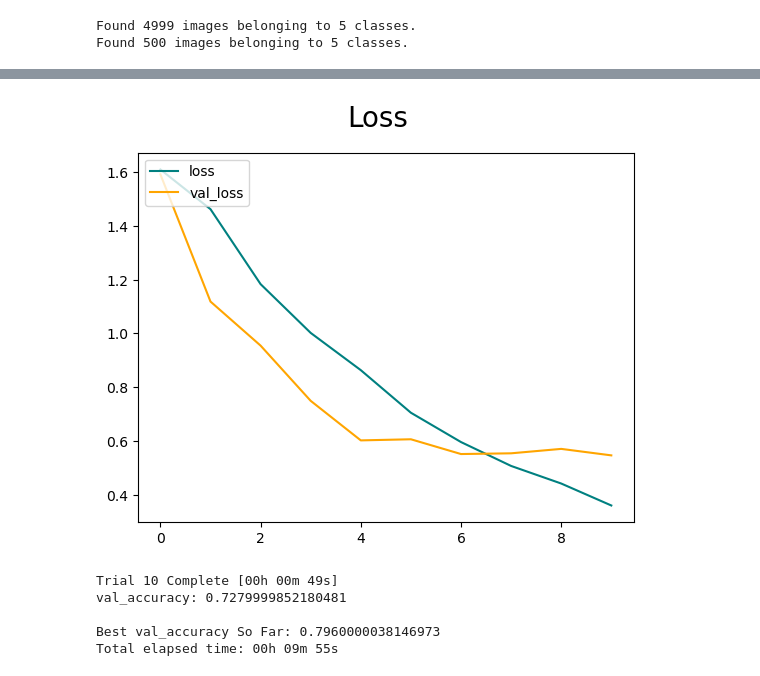
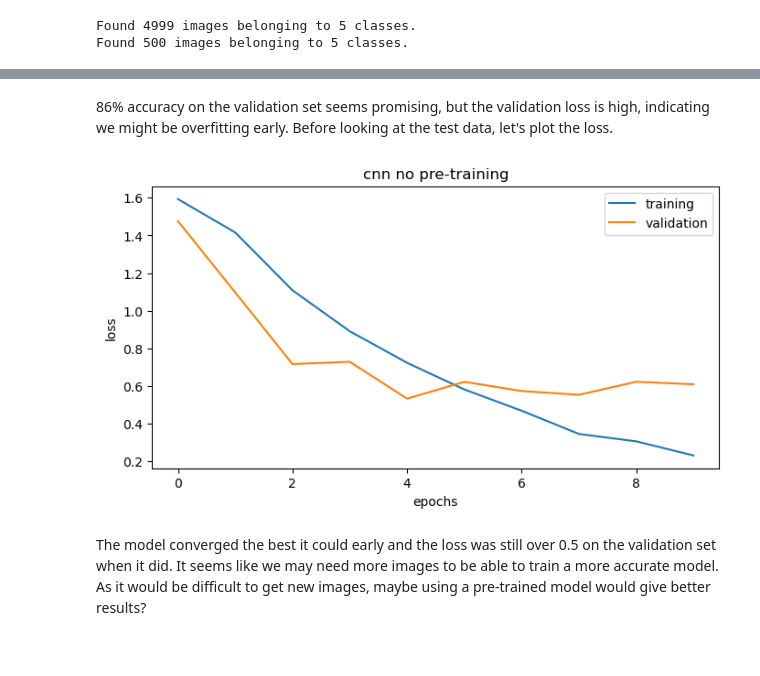
Before and after one commit to ashbyj/YogaPoseClasifier, a Jupyter notebook: notebooks/02-modeling.ipynb, the cells around one changed output, grey strips where cells are left out. Cells and saved outputs as stored; diff of their text form; code cells hidden in the pictures.

```diff
--- a/notebooks/02-modeling.ipynb
+++ b/notebooks/02-modeling.ipynb
@@ -62,15 +81,13 @@ model = Sequential([
     MaxPooling2D(2, 2),
     Conv2D(64, (3, 3), activation='relu', padding='same'),
     MaxPooling2D(2, 2),
-    Conv2D(64, (3, 3), activation='relu', padding='same'),
-    MaxPooling2D(2, 2),
-    Conv2D(64, (3, 3), activation='relu', padding='same'),
-    MaxPooling2D(2, 2),
-    Conv2D(64, (3, 3), activation='relu', padding='same'),
-
     Flatten(),
     Dense(256, activation='relu'),
     Dropout(0.5),
     Dense(5, activation='softmax')
 ])
+
+model.compile(optimizer='adam',
+              loss='categorical_crossentropy',
+              metrics=['accuracy'])
 # %% [output]
@@ -126,59 +141,16 @@ Epoch 10/10
+# %% [markdown]
+86% accuracy on the validation set seems promising, but the validation loss is high, indicating we might be overfitting early.  Before looking at the test data, let's plot the loss.
 # %%
-fig = plt.figure()
-plt.plot(history.history['loss'], color='teal', label='loss')
-plt.plot(history.history['val_loss'], color='orange', label='val_loss')
-fig.suptitle('Loss', fontsize=20)
-plt.legend(loc="upper left")
+plt.figure(figsize=(8, 4))
+plt.plot(history.history['loss'], label='training')
+plt.plot(history.history['val_loss'], label='validation')
+
+plt.title('cnn no pre-training')
+plt.xlabel('epochs')
+plt.ylabel('loss')
+plt.legend()
 plt.show()
 # %% [output]
-[figure, old version]
+[figure, new version]
-# %%
-from kerastuner import HyperModel
-from kerastuner.tuners import RandomSearch
-
-class CNNHyperModel(HyperModel):
-    def __init__(self, input_shape):
-        self.input_shape = input_shape
-
-    def build(self, hp):
-        model = Sequential()
-        model.add(Conv2D(filters=hp.Int('conv_1_filter', min_value=32, max_value=128, step=16),
-                         kernel_size=hp.Choice('conv_1_kernel', values=[3, 5]),
-                         activation='relu',
-                         input_shape=self.input_shape))
-        model.add(MaxPooling2D(2, 2))
-        for i in range(hp.Int('n_layers', 1, 3)):
-            model.add(Conv2D(filters=hp.Int(f'conv_{i+2}_filter', min_value=32, max_value=128, step=16),
-                             kernel_size=hp.Choice(f'conv_{i+2}_kernel', values=[3, 5]),
-                             activation='relu'))
-            model.add(MaxPooling2D(2, 2))
-        model.add(Flatten())
-        model.add(Dense(units=hp.Int('dense_units', min_value=32, max_value=128, step=16), activation='relu'))
-        model.add(Dropout(0.5))
-        model.add(Dense(5, activation='softmax'))  # Assuming 5 classes
-
-        model.compile(optimizer='adam',
-                      loss='categorical_crossentropy',
-                      metrics=['accuracy'])
-
-        return model
-
-hypermodel = CNNHyperModel(input_shape=(256, 256, 3))
-
-tuner = RandomSearch(
-    hypermodel,
-    objective='val_accuracy',
-    max_trials=10,
-    directory='../models',
-    project_name='cnn_tuning'
-)
-
-tuner.search(train_generator,
-             epochs=10,
-             validation_data=val_generator)
-# %% [output]
-Trial 10 Complete [00h 00m 49s]
-val_accuracy: 0.7279999852180481
-
-Best val_accuracy So Far: 0.7960000038146973
-Total elapsed time: 00h 09m 55s
+# %% [markdown]
+The model converged the best it could early and the loss was still over 0.5 on the validation set when it did.  It seems like we may need more images to be able to train a more accurate model.  As it would be difficult to get new images, maybe using a pre-trained model would give better results?
```
Also changed, not shown: parts of 20 cells of this notebook, 1 other file.
